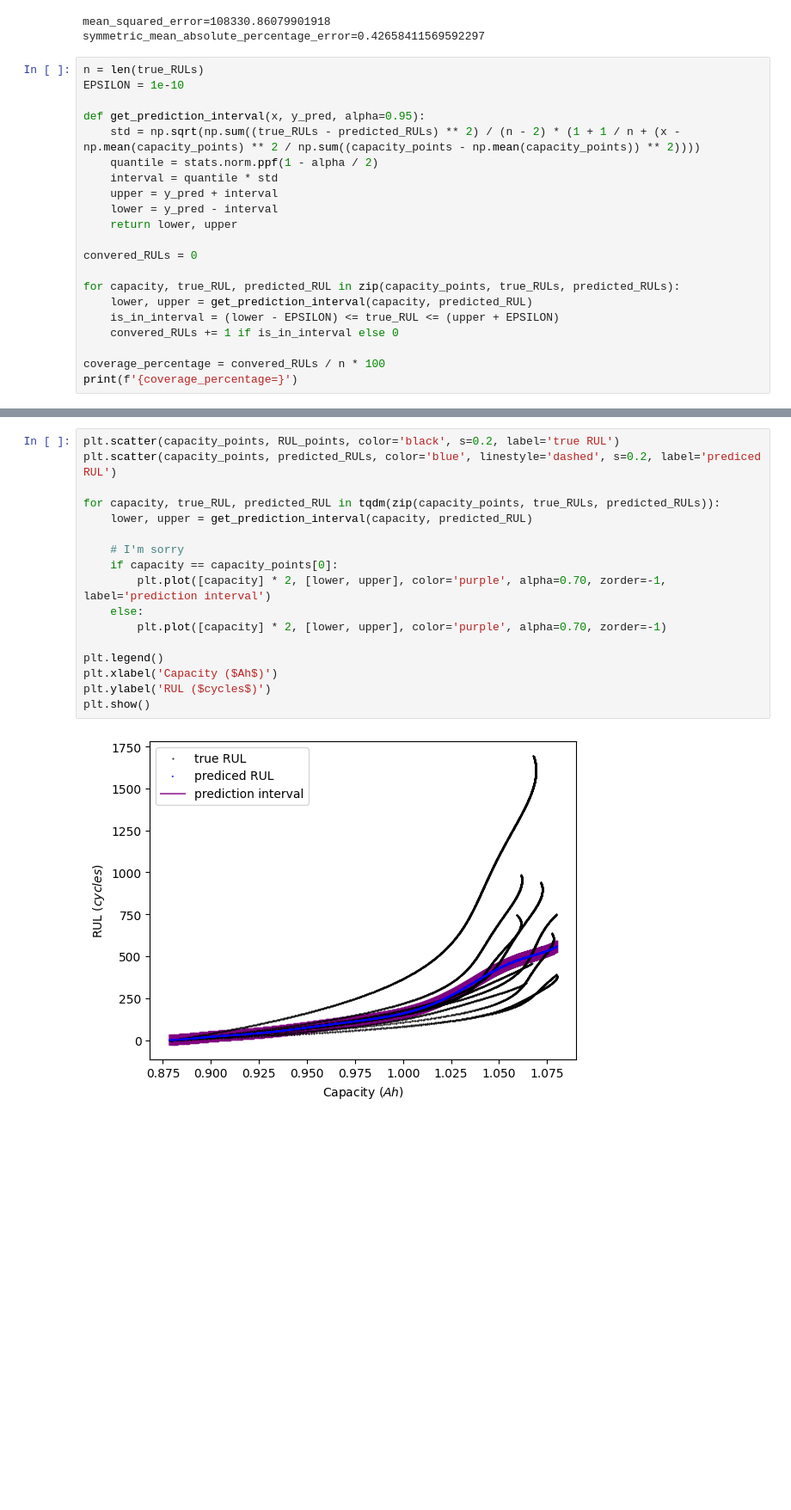
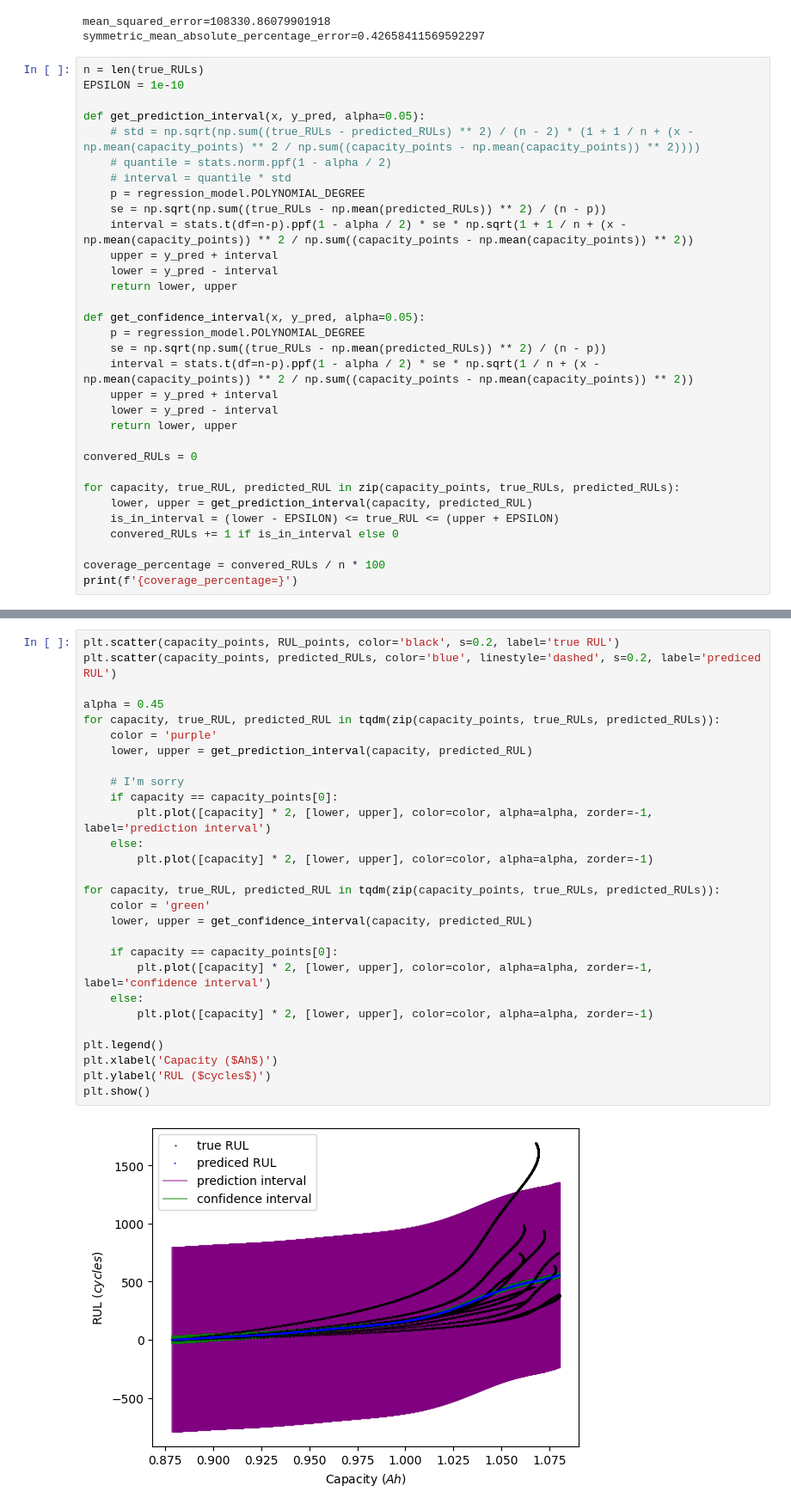
Before and after one commit to oThommy/modelleren-2a-14, a Jupyter notebook: src/forecast_test_ruls.ipynb, the cells around one changed output, grey strips where cells are left out. Shown: that part at 86% size. Saved outputs shown, nothing was run; the diff lists cells and outputs as text; blank space fills up the shorter version.

Commit message:
Fix prediction interval and add confidence interval

```diff
--- a/src/forecast_test_ruls.ipynb
+++ b/src/forecast_test_ruls.ipynb
@@ -96,10 +96,21 @@ symmetric_mean_absolute_percentage_error=0.42658411569592297
 n = len(true_RULs)
 EPSILON = 1e-10
 
-def get_prediction_interval(x, y_pred, alpha=0.95):
-    std = np.sqrt(np.sum((true_RULs - predicted_RULs) ** 2) / (n - 2) * (1 + 1 / n + (x - np.mean(capacity_points) ** 2 / np.sum((capacity_points - np.mean(capacity_points)) ** 2))))
-    quantile = stats.norm.ppf(1 - alpha / 2)
-    interval = quantile * std
+def get_prediction_interval(x, y_pred, alpha=0.05):
+    # std = np.sqrt(np.sum((true_RULs - predicted_RULs) ** 2) / (n - 2) * (1 + 1 / n + (x - np.mean(capacity_points) ** 2 / np.sum((capacity_points - np.mean(capacity_points)) ** 2))))
+    # quantile = stats.norm.ppf(1 - alpha / 2)
+    # interval = quantile * std
+    p = regression_model.POLYNOMIAL_DEGREE
+    se = np.sqrt(np.sum((true_RULs - np.mean(predicted_RULs)) ** 2) / (n - p))
+    interval = stats.t(df=n-p).ppf(1 - alpha / 2) * se * np.sqrt(1 + 1 / n + (x - np.mean(capacity_points)) ** 2 / np.sum((capacity_points - np.mean(capacity_points)) ** 2))
+    upper = y_pred + interval
+    lower = y_pred - interval
+    return lower, upper
+
+def get_confidence_interval(x, y_pred, alpha=0.05):
+    p = regression_model.POLYNOMIAL_DEGREE
+    se = np.sqrt(np.sum((true_RULs - np.mean(predicted_RULs)) ** 2) / (n - p))
+    interval = stats.t(df=n-p).ppf(1 - alpha / 2) * se * np.sqrt(1 / n + (x - np.mean(capacity_points)) ** 2 / np.sum((capacity_points - np.mean(capacity_points)) ** 2))
     upper = y_pred + interval
     lower = y_pred - interval
     return lower, upper
@@ -118,19 +129,30 @@ coverage_percentage=24.250681198910083
 # %%
 plt.scatter(capacity_points, RUL_points, color='black', s=0.2, label='true RUL')
 plt.scatter(capacity_points, predicted_RULs, color='blue', linestyle='dashed', s=0.2, label='prediced RUL')
 
+alpha = 0.45
 for capacity, true_RUL, predicted_RUL in tqdm(zip(capacity_points, true_RULs, predicted_RULs)):
+    color = 'purple'
     lower, upper = get_prediction_interval(capacity, predicted_RUL)
 
     # I'm sorry
     if capacity == capacity_points[0]:
-        plt.plot([capacity] * 2, [lower, upper], color='purple', alpha=0.70, zorder=-1, label='prediction interval')
+        plt.plot([capacity] * 2, [lower, upper], color=color, alpha=alpha, zorder=-1, label='prediction interval')
     else:
-        plt.plot([capacity] * 2, [lower, upper], color='purple', alpha=0.70, zorder=-1)
+        plt.plot([capacity] * 2, [lower, upper], color=color, alpha=alpha, zorder=-1)
+
+for capacity, true_RUL, predicted_RUL in tqdm(zip(capacity_points, true_RULs, predicted_RULs)):
+    color = 'green'
+    lower, upper = get_confidence_interval(capacity, predicted_RUL)
+
+    if capacity == capacity_points[0]:
+        plt.plot([capacity] * 2, [lower, upper], color=color, alpha=alpha, zorder=-1, label='confidence interval')
+    else:
+        plt.plot([capacity] * 2, [lower, upper], color=color, alpha=alpha, zorder=-1)
 
 plt.legend()
 plt.xlabel('Capacity ($Ah$)')
 plt.ylabel('RUL ($cycles$)')
 plt.show()
 # %% [output]
-[figure, old version]
+[figure, new version]
```
Also changed, not shown: parts of 1 cell of this notebook.
